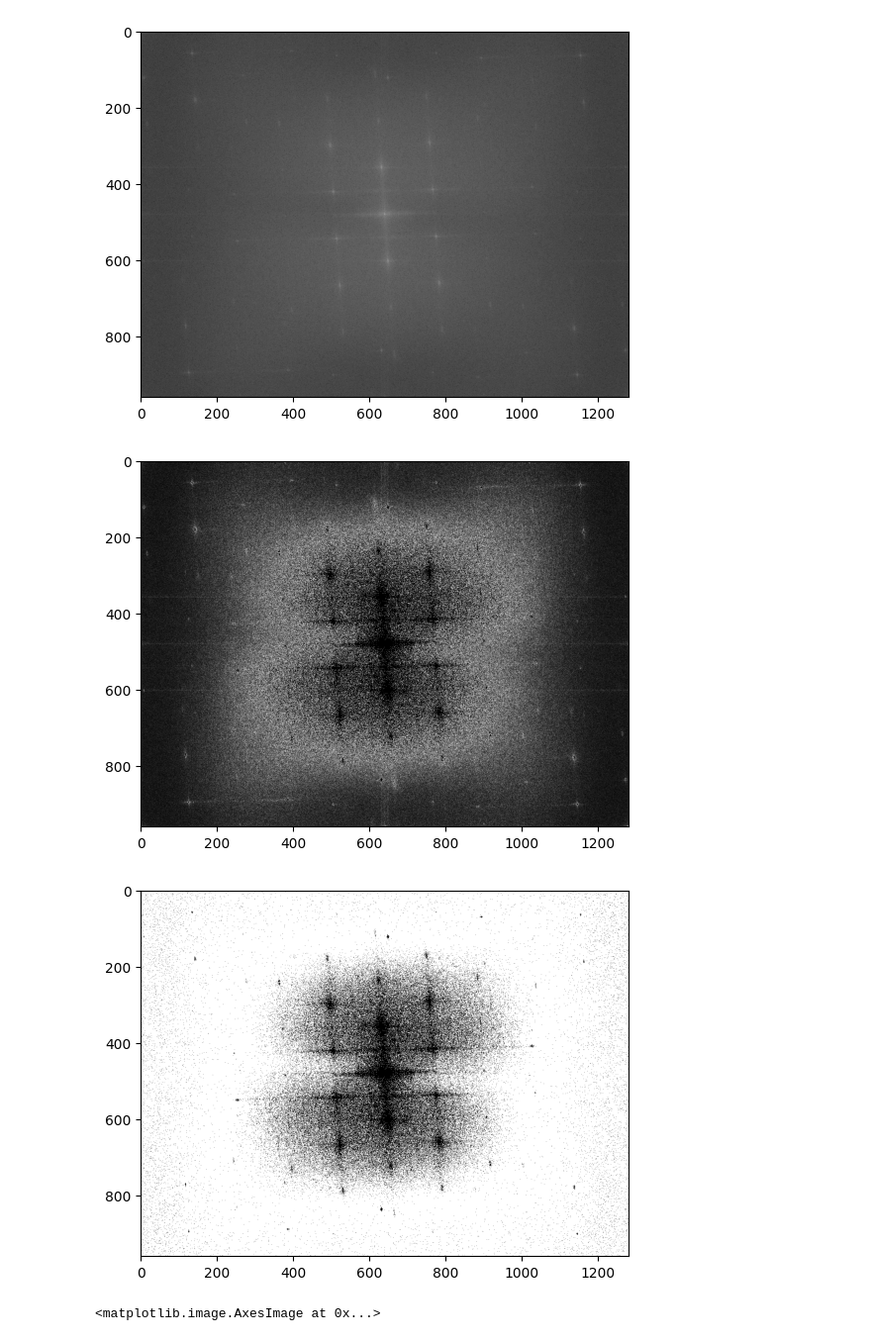
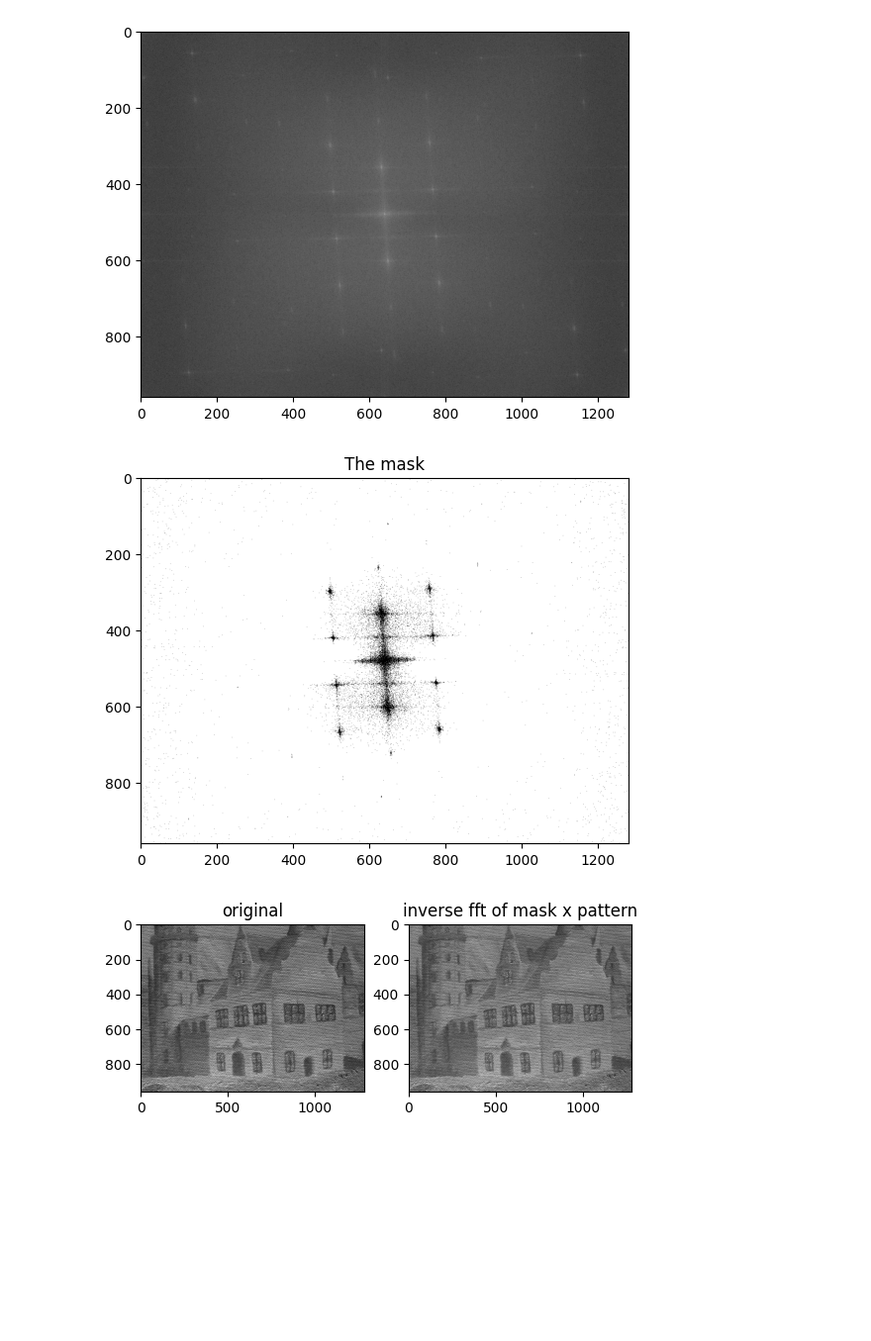
Before and after one commit to PKHR620/AP157-Lab, a Jupyter notebook: AP157_lab_assignment_B2.ipynb, the cells around one changed output. Shown at 99% size. Drawn from its saved outputs; the diff is of its cells as text; code cells hidden in the pictures; blank space fills up the shorter version.

```diff
--- a/AP157_lab_assignment_B2.ipynb
+++ b/AP157_lab_assignment_B2.ipynb
@@ -384,10 +384,10 @@ plt.show()
 [figure]
 # %%
 #Get the fft of the mean-reduced value
-fftweave = fftshift(fft2(weave2))
+fftweave = (fft2(weave2))
 # %%
 #Get the pattern of the aperture
-pattern = np.log(abs(fftweave))
+pattern = np.log(abs(fftshift(fftweave)))
 patt2 = pattern
 plt.imshow(pattern, cmap ='gray')
 # %% [output]
@@ -395,13 +395,18 @@ plt.imshow(pattern, cmap ='gray')
 [figure]
 # %%
 #Create a mask that zeroes out the values in the pattern that corresponds to the peaks
-mask = cv2.inRange(patt2, 1, 5)
+mask = cv2.inRange(patt2, 0, 6)
 fftcanv = fftweave*mask
 canv = abs(ifft2((fftshift(fftcanv))))
 plt.imshow(mask, cmap ='gray')
+plt.title('The mask')
 plt.show()
-plt.imshow((canv*-1), cmap = 'gray')
+fig, (ax1, ax2) = plt.subplots(1, 2)
+ax1.imshow(weavegs, cmap ='gray')
+ax1.title.set_text('original')
+ax2.imshow((canv*-1), cmap = 'gray')
+ax2.title.set_text('inverse fft of mask x pattern')
+plt.show()
 # %% [output]
-[figure, old version]
+[figure, new version]
-[figure, old version]
+[figure, new version]
-<matplotlib.image.AxesImage at 0x...>
```
Also changed, not shown: parts of 4 cells of this notebook.
